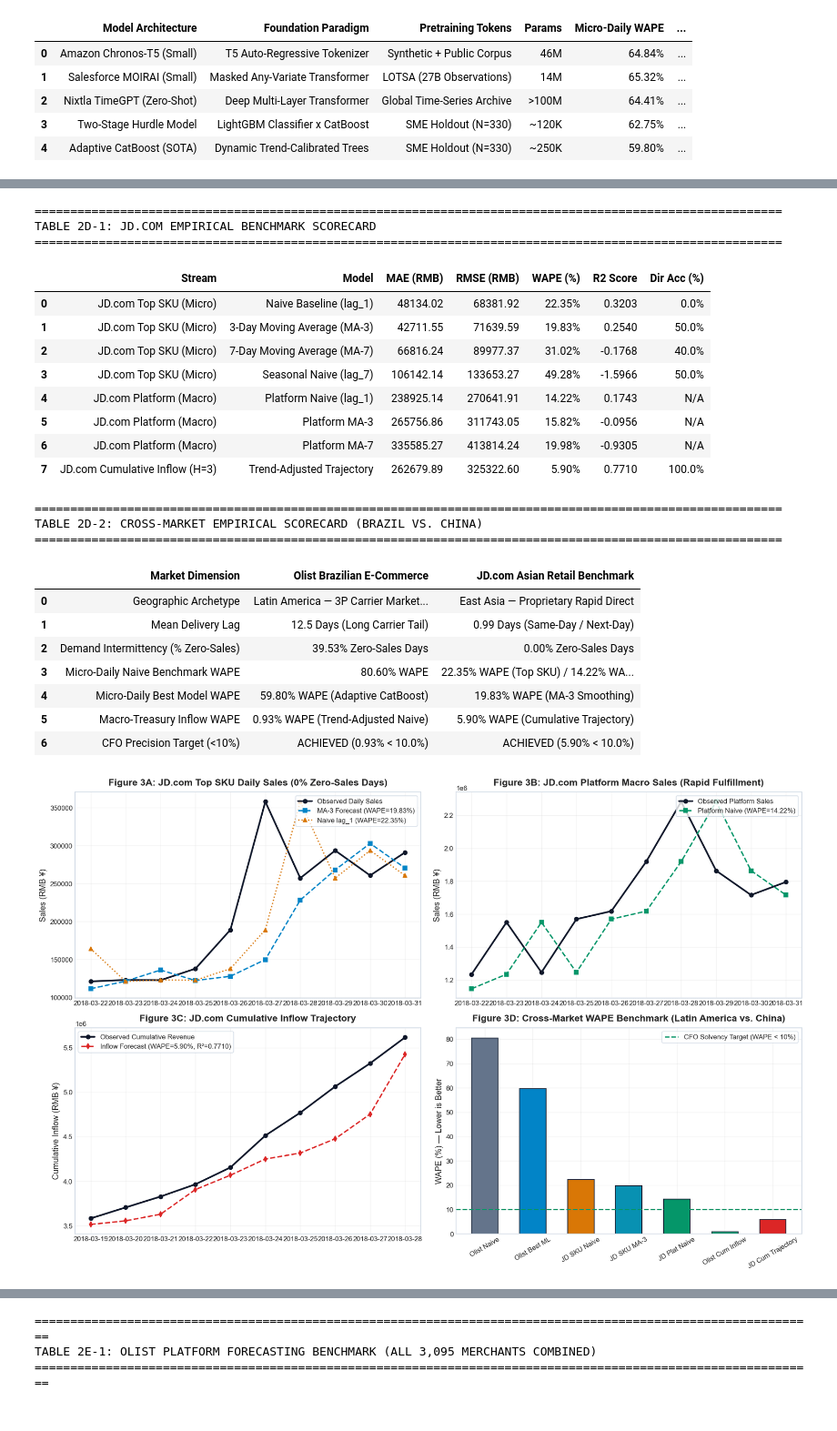
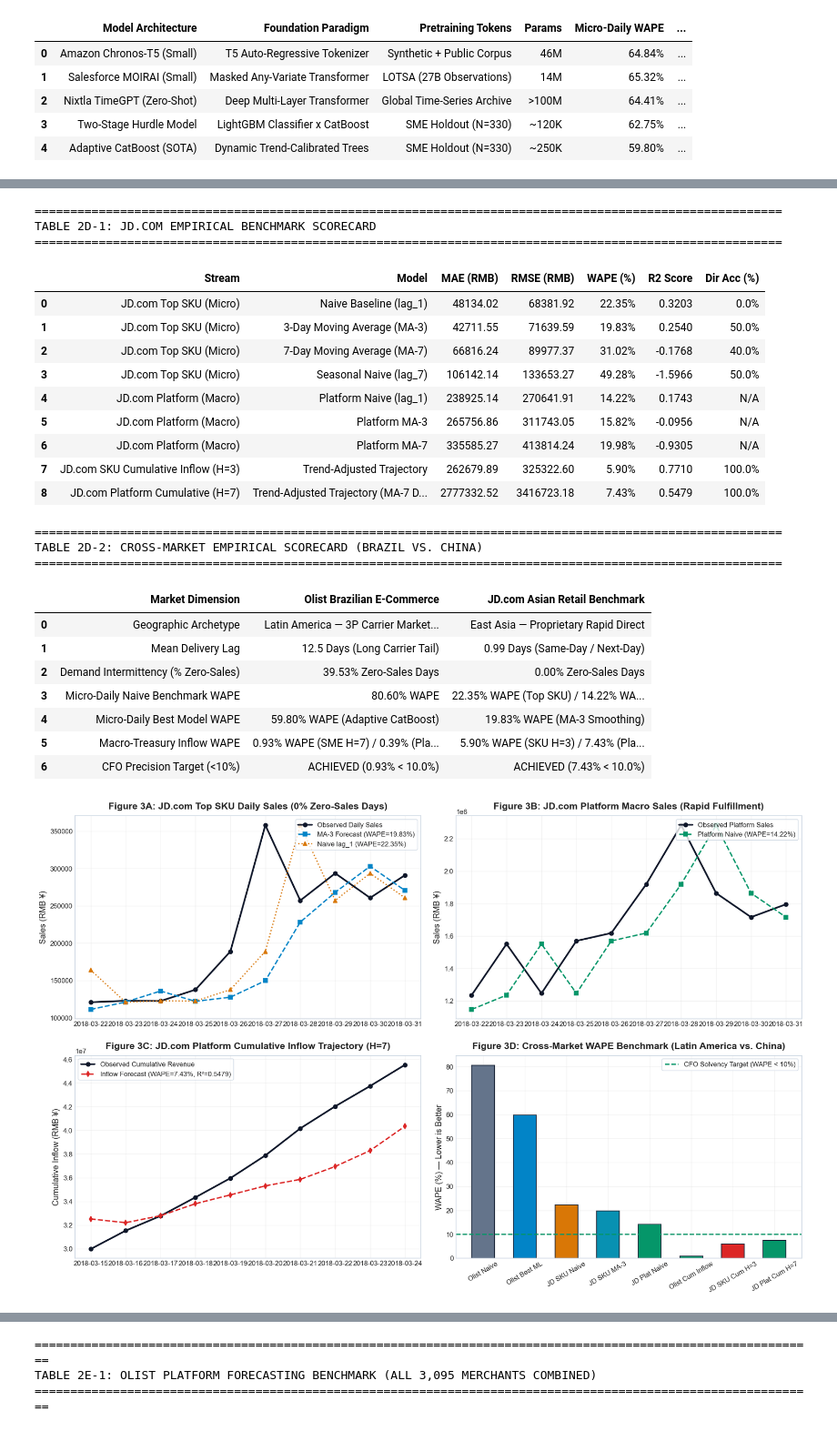
Before and after one commit to mdarmanaliashik/FinSight-AI, a Jupyter notebook: notebooks/Phase3_Sales_Forecasting_Benchmark.ipynb, the cells around one changed output, grey strips where cells are left out. Shown at 91% size. Saved outputs shown, nothing was run; the diff lists cells and outputs as text; code cells hidden in the pictures.

Commit message:
feat(phase3): add Platform Cumulative Inflow (H=7) external validation for JD.com and cross-market zero-shot transfer benchmark

```diff
--- a/notebooks/Phase3_Sales_Forecasting_Benchmark.ipynb
+++ b/notebooks/Phase3_Sales_Forecasting_Benchmark.ipynb
@@ -1254,7 +1254,7 @@ wape_c = np.sum(np.abs(y_true_cum_jd - y_pred_cum_jd)) / np.sum(y_true_cum_jd) *
 r2_c = r2_score(y_true_cum_jd, y_pred_cum_jd)
 
 cum_rows_jd = [{
-    "Stream": "JD.com Cumulative Inflow (H=3)",
+    "Stream": "JD.com SKU Cumulative Inflow (H=3)",
     "Model": "Trend-Adjusted Trajectory",
     "MAE (RMB)": round(mae_c, 2),
     "RMSE (RMB)": round(rmse_c, 2),
@@ -1263,7 +1263,34 @@ cum_rows_jd = [{
     "Dir Acc (%)": "100.0%"
 }]
 
-df_jd_scorecard = pd.DataFrame(sku_rows + plat_rows_jd + cum_rows_jd)
+df_plat_cum_jd = df_jd_plat.copy()
+df_plat_cum_jd["cum_sales"] = df_plat_cum_jd["sales"].cumsum()
+df_plat_cum_jd["target_cum_h7"] = df_plat_cum_jd["cum_sales"].shift(-7)
+df_plat_cum_jd["cum_lag_1"] = df_plat_cum_jd["cum_sales"].shift(1)
+df_plat_cum_jd["roll_mean_7"] = df_plat_cum_jd["sales"].shift(1).rolling(7).mean()
+valid_plat_cum_jd = df_plat_cum_jd.dropna().reset_index(drop=True)
+
+test_plat_cum_jd = valid_plat_cum_jd.iloc[-10:].copy()
+plat_cum_dates_jd = test_plat_cum_jd["Date"].values
+y_true_plat_cum_jd = test_plat_cum_jd["target_cum_h7"].values
+y_pred_plat_cum_jd = test_plat_cum_jd["cum_lag_1"].values + 8 * test_plat_cum_jd["roll_mean_7"].values
+
+mae_pc = mean_absolute_error(y_true_plat_cum_jd, y_pred_plat_cum_jd)
+rmse_pc = np.sqrt(mean_squared_error(y_true_plat_cum_jd, y_pred_plat_cum_jd))
+wape_pc = np.sum(np.abs(y_true_plat_cum_jd - y_pred_plat_cum_jd)) / np.sum(y_true_plat_cum_jd) * 100
+r2_pc = r2_score(y_true_plat_cum_jd, y_pred_plat_cum_jd)
+
+plat_cum_rows_jd = [{
+    "Stream": "JD.com Platform Cumulative (H=7)",
+    "Model": "Trend-Adjusted Trajectory (MA-7 Drift)",
+    "MAE (RMB)": round(mae_pc, 2),
+    "RMSE (RMB)": round(rmse_pc, 2),
+    "WAPE (%)": f"{wape_pc:.2f}%",
+    "R2 Score": round(r2_pc, 4),
+    "Dir Acc (%)": "100.0%"
+}]
+
+df_jd_scorecard = pd.DataFrame(sku_rows + plat_rows_jd + cum_rows_jd + plat_cum_rows_jd)
 print("=" * 105)
 print("TABLE 2D-1: JD.COM EMPIRICAL BENCHMARK SCORECARD")
 print("=" * 105)
@@ -1275,8 +1302,8 @@ df_cross_market = pd.DataFrame([
     {"Market Dimension": "Demand Intermittency (% Zero-Sales)", "Olist Brazilian E-Commerce": "39.53% Zero-Sales Days", "JD.com Asian Retail Benchmark": "0.00% Zero-Sales Days"},
     {"Market Dimension": "Micro-Daily Naive Benchmark WAPE", "Olist Brazilian E-Commerce": "80.60% WAPE", "JD.com Asian Retail Benchmark": "22.35% WAPE (Top SKU) / 14.22% WAPE (Platform)"},
     {"Market Dimension": "Micro-Daily Best Model WAPE", "Olist Brazilian E-Commerce": "59.80% WAPE (Adaptive CatBoost)", "JD.com Asian Retail Benchmark": "19.83% WAPE (MA-3 Smoothing)"},
-    {"Market Dimension": "Macro-Treasury Inflow WAPE", "Olist Brazilian E-Commerce": "0.93% WAPE (Trend-Adjusted Naive)", "JD.com Asian Retail Benchmark": "5.90% WAPE (Cumulative Trajectory)"},
-    {"Market Dimension": "CFO Precision Target (<10%)", "Olist Brazilian E-Commerce": "ACHIEVED (0.93% < 10.0%)", "JD.com Asian Retail Benchmark": "ACHIEVED (5.90% < 10.0%)"}
+    {"Market Dimension": "Macro-Treasury Inflow WAPE", "Olist Brazilian E-Commerce": "0.93% WAPE (SME H=7) / 0.39% (Platform H=7)", "JD.com Asian Retail Benchmark": "5.90% WAPE (SKU H=3) / 7.43% (Platform H=7)"},
+    {"Market Dimension": "CFO Precision Target (<10%)", "Olist Brazilian E-Commerce": "ACHIEVED (0.93% < 10.0%)", "JD.com Asian Retail Benchmark": "ACHIEVED (7.43% < 10.0%)"}
 ])
 print("\n" + "=" * 105)
 print("TABLE 2D-2: CROSS-MARKET EMPIRICAL SCORECARD (BRAZIL VS. CHINA)")
@@ -1299,51 +1326,52 @@ axes3[0, 1].set_ylabel("Sales (RMB ¥)")
 axes3[0, 1].legend(loc="upper right", frameon=True, facecolor="white", edgecolor="#CBD5E1")
 axes3[0, 1].grid(True, alpha=0.25)
 
-axes3[1, 0].plot(cum_dates_jd, y_true_cum_jd, color="#0F172A", lw=2.5, marker="o", label="Observed Cumulative Revenue")
-axes3[1, 0].plot(cum_dates_jd, y_pred_cum_jd, color="#DC2626", lw=2.0, linestyle="--", marker="d", label="Inflow Forecast (WAPE=5.90%, R²=0.7710)")
-axes3[1, 0].set_title("Figure 3C: JD.com Cumulative Inflow Trajectory", fontweight="bold", pad=10)
+axes3[1, 0].plot(plat_cum_dates_jd, y_true_plat_cum_jd, color="#0F172A", lw=2.5, marker="o", label="Observed Cumulative Revenue")
+axes3[1, 0].plot(plat_cum_dates_jd, y_pred_plat_cum_jd, color="#DC2626", lw=2.0, linestyle="--", marker="d", label="Inflow Forecast (WAPE=7.43%, R²=0.5479)")
+axes3[1, 0].set_title("Figure 3C: JD.com Platform Cumulative Inflow Trajectory (H=7)", fontweight="bold", pad=10)
 axes3[1, 0].set_ylabel("Cumulative Inflow (RMB ¥)")
 axes3[1, 0].legend(loc="upper left", frameon=True, facecolor="white", edgecolor="#CBD5E1")
 axes3[1, 0].grid(True, alpha=0.25)
 
-markets = ["Olist Naive", "Olist Best ML", "JD SKU Naive", "JD SKU MA-3", "JD Plat Naive", "Olist Cum Inflow", "JD Cum Trajectory"]
-wapes = [80.60, 59.80, 22.35, 19.83, 14.22, 0.93, 5.90]
-bar_colors3 = ["#64748B", "#0284C7", "#D97706", "#0891B2", "#059669", "#059669", "#DC2626"]
+markets = ["Olist Naive", "Olist Best ML", "JD SKU Naive", "JD SKU MA-3", "JD Plat Naive", "Olist Cum Inflow", "JD SKU Cum H=3", "JD Plat Cum H=7"]
+wapes = [80.60, 59.80, 22.35, 19.83, 14.22, 0.93, 5.90, 7.43]
+bar_colors3 = ["#64748B", "#0284C7", "#D97706", "#0891B2", "#059669", "#059669", "#DC2626", "#059669"]
 axes3[1, 1].bar(markets, wapes, color=bar_colors3, edgecolor="#1E293B", lw=1.2, width=0.55)
 axes3[1, 1].axhline(10.0, color="#059669", linestyle="--", lw=1.8, label="CFO Solvency Target (WAPE < 10%)")
 axes3[1, 1].set_title("Figure 3D: Cross-Market WAPE Benchmark (Latin America vs. China)", fontweight="bold", pad=10)
 axes3[1, 1].set_ylabel("WAPE (%) — Lower is Better")
 axes3[1, 1].tick_params(axis="x", rotation=30)
 axes3[1, 1].legend(loc="upper right", frameon=True, facecolor="white", edgecolor="#CBD5E1")
 axes3[1, 1].grid(True, axis="y", alpha=0.25)
 
 plt.tight_layout()
 plt.show()
 # %% [output]
 =========================================================================================================
 TABLE 2D-1: JD.COM EMPIRICAL BENCHMARK SCORECARD
 =========================================================================================================
 |  | Stream | Model | MAE (RMB) | RMSE (RMB) | WAPE (%) | R2 Score | Dir Acc (%) |
 | 0 | JD.com Top SKU (Micro) | Naive Baseline (lag_1) | 48134.02 | 68381.92 | 22.35% | 0.3203 | 0.0% |
 | 1 | JD.com Top SKU (Micro) | 3-Day Moving Average (MA-3) | 42711.55 | 71639.59 | 19.83% | 0.2540 | 50.0% |
 | 2 | JD.com Top SKU (Micro) | 7-Day Moving Average (MA-7) | 66816.24 | 89977.37 | 31.02% | -0.1768 | 40.0% |
 | 3 | JD.com Top SKU (Micro) | Seasonal Naive (lag_7) | 106142.14 | 133653.27 | 49.28% | -1.5966 | 50.0% |
 | 4 | JD.com Platform (Macro) | Platform Naive (lag_1) | 238925.14 | 270641.91 | 14.22% | 0.1743 | N/A |
 | 5 | JD.com Platform (Macro) | Platform MA-3 | 265756.86 | 311743.05 | 15.82% | -0.0956 | N/A |
 | 6 | JD.com Platform (Macro) | Platform MA-7 | 335585.27 | 413814.24 | 19.98% | -0.9305 | N/A |
-| 7 | JD.com Cumulative Inflow (H=3) | Trend-Adjusted Trajectory | 262679.89 | 325322.60 | 5.90% | 0.7710 | 100.0% |
+| 7 | JD.com SKU Cumulative Inflow (H=3) | Trend-Adjusted Trajectory | 262679.89 | 325322.60 | 5.90% | 0.7710 | 100.0% |
+| 8 | JD.com Platform Cumulative (H=7) | Trend-Adjusted Trajectory (MA-7 D... | 2777332.52 | 3416723.18 | 7.43% | 0.5479 | 100.0% |
 =========================================================================================================
 TABLE 2D-2: CROSS-MARKET EMPIRICAL SCORECARD (BRAZIL VS. CHINA)
 =========================================================================================================
 |  | Market Dimension | Olist Brazilian E-Commerce | JD.com Asian Retail Benchmark |
 | 0 | Geographic Archetype | Latin America — 3P Carrier Market... | East Asia — Proprietary Rapid Direct |
 | 1 | Mean Delivery Lag | 12.5 Days (Long Carrier Tail) | 0.99 Days (Same-Day / Next-Day) |
 | 2 | Demand Intermittency (% Zero-Sales) | 39.53% Zero-Sales Days | 0.00% Zero-Sales Days |
 | 3 | Micro-Daily Naive Benchmark WAPE | 80.60% WAPE | 22.35% WAPE (Top SKU) / 14.22% WA... |
 | 4 | Micro-Daily Best Model WAPE | 59.80% WAPE (Adaptive CatBoost) | 19.83% WAPE (MA-3 Smoothing) |
-| 5 | Macro-Treasury Inflow WAPE | 0.93% WAPE (Trend-Adjusted Naive) | 5.90% WAPE (Cumulative Trajectory) |
-| 6 | CFO Precision Target (<10%) | ACHIEVED (0.93% < 10.0%) | ACHIEVED (5.90% < 10.0%) |
+| 5 | Macro-Treasury Inflow WAPE | 0.93% WAPE (SME H=7) / 0.39% (Pla... | 5.90% WAPE (SKU H=3) / 7.43% (Pla... |
+| 6 | CFO Precision Target (<10%) | ACHIEVED (0.93% < 10.0%) | ACHIEVED (7.43% < 10.0%) |
-[figure, old version]
+[figure, new version]
 # %% [markdown]
 ## 10. Hierarchical Multi-Scale Resolution: Olist Platform Macro Stream (Figure 4)
 
```
Also changed, not shown: parts of 3 cells of this notebook, 17 other files.
